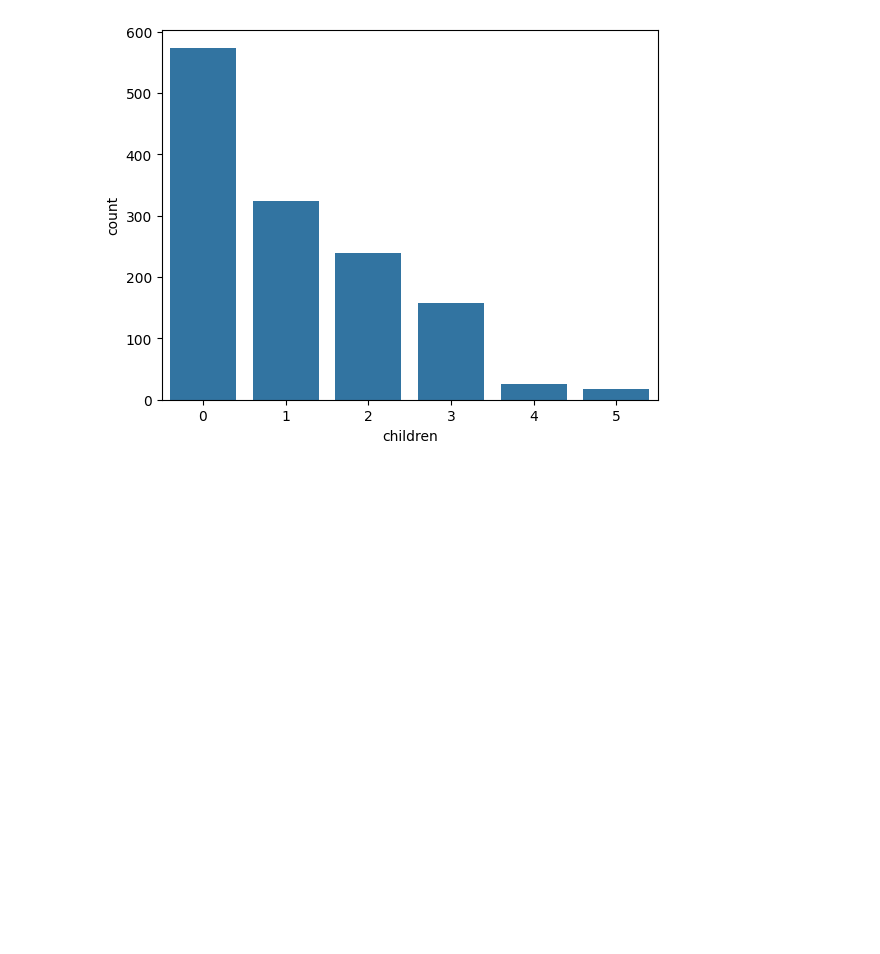
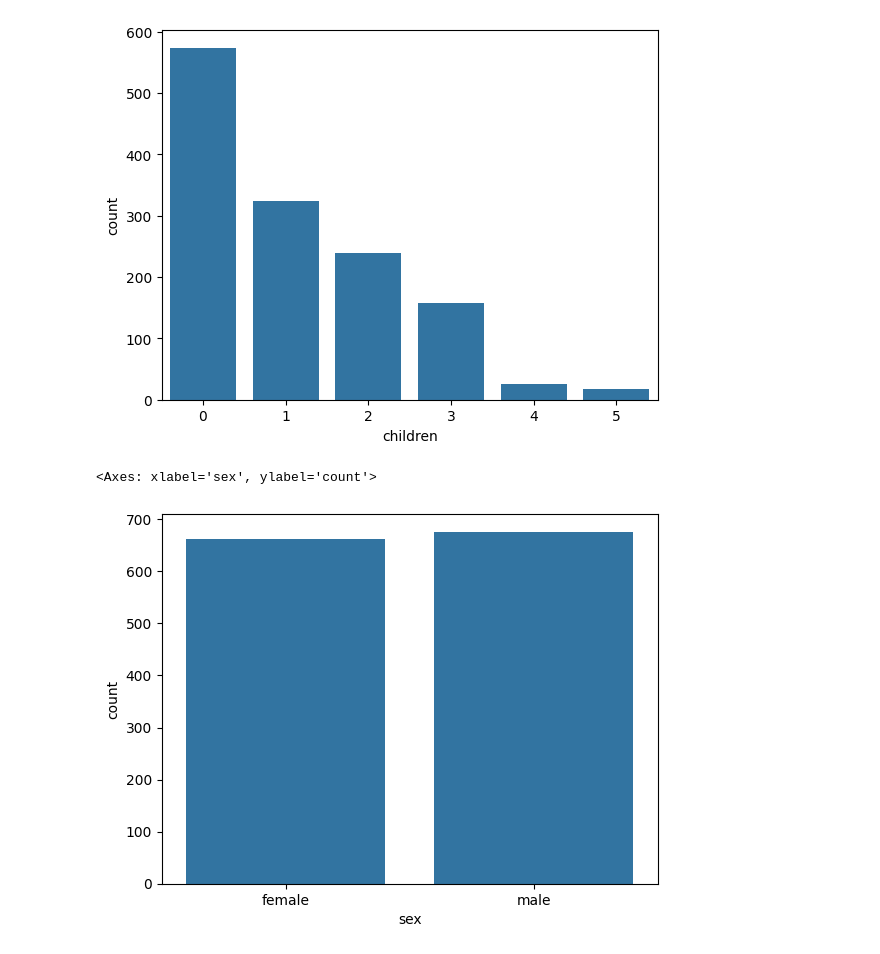
Before and after one commit to akkiyolo/ml_majors, a Jupyter notebook: EDA,data cleaning and preprocessing/model.ipynb, the cells around one changed output. Cells and saved outputs as stored; diff of their text form; code cells hidden in the pictures; blank space fills up the shorter version.

```diff
--- a/EDA,data cleaning and preprocessing/model.ipynb
+++ b/EDA,data cleaning and preprocessing/model.ipynb
@@ -117,3 +117,8 @@ sns.countplot(x=df['children'])
 # %% [output]
 <Axes: xlabel='children', ylabel='count'>
 [figure]
+# %%
+sns.countplot(x=df['sex'])
+# %% [output]
+<Axes: xlabel='sex', ylabel='count'>
+[figure, added]
```
Also changed, not shown: parts of 11 cells of this notebook.
